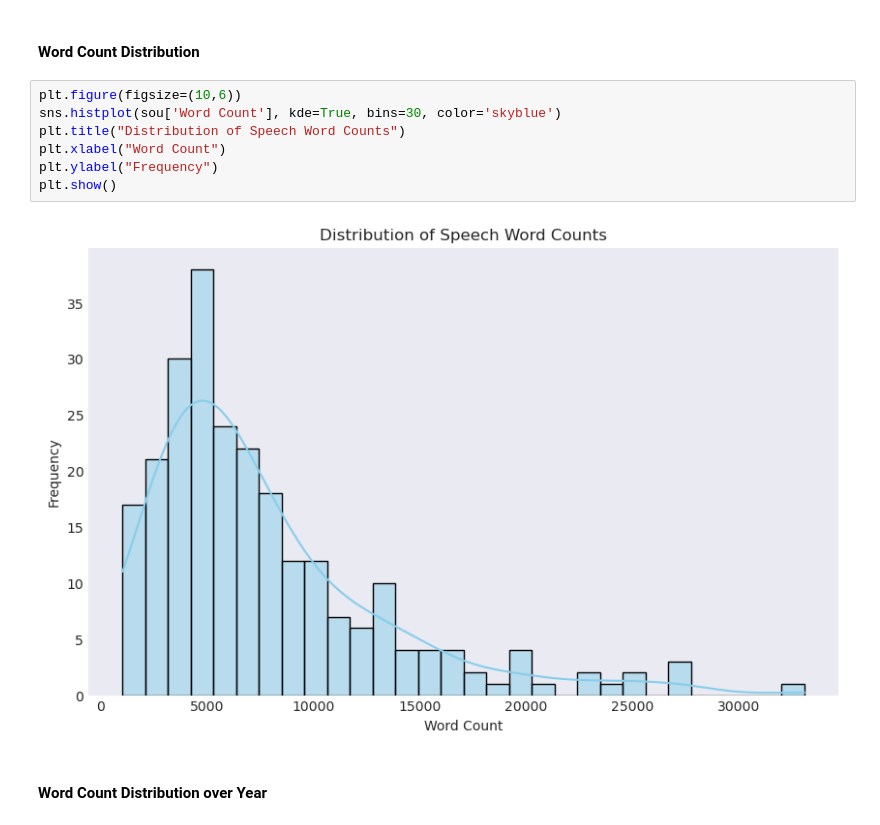
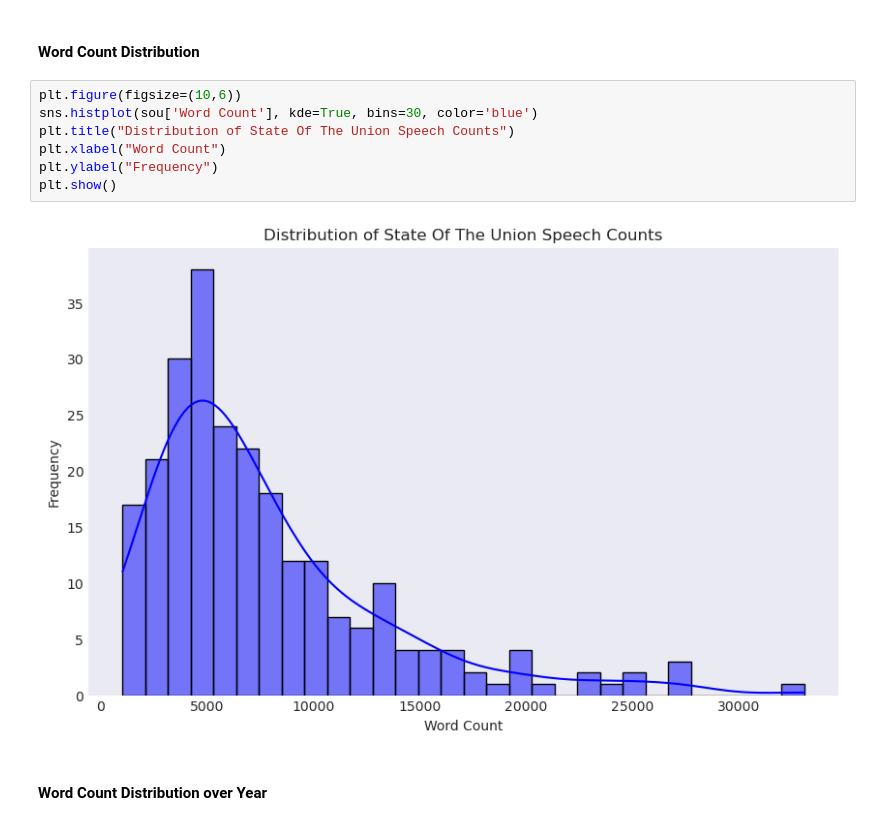
Before and after one commit to UCB-stat-159-f25/proj02-group08, a Jupyter notebook: notebooks/nlp-P01.ipynb, the cells around one changed output. Drawn from its saved outputs; the diff is of its cells as text.

```diff
--- a/notebooks/nlp-P01.ipynb
+++ b/notebooks/nlp-P01.ipynb
@@ -103,13 +100,13 @@ Name: count, Length: 232, dtype: int64
 #### Word Count Distribution
 # %%
 plt.figure(figsize=(10,6))
-sns.histplot(sou['Word Count'], kde=True, bins=30, color='skyblue')
-plt.title("Distribution of Speech Word Counts")
+sns.histplot(sou['Word Count'], kde=True, bins=30, color='blue')
+plt.title("Distribution of State Of The Union Speech Counts")
 plt.xlabel("Word Count")
 plt.ylabel("Frequency")
 plt.show()
 # %% [output]
-[figure, old version]
+[figure, new version]
 # %% [markdown]
 #### Word Count Distribution over Year
 # %%
```
Also changed, not shown: parts of 8 cells of this notebook.
